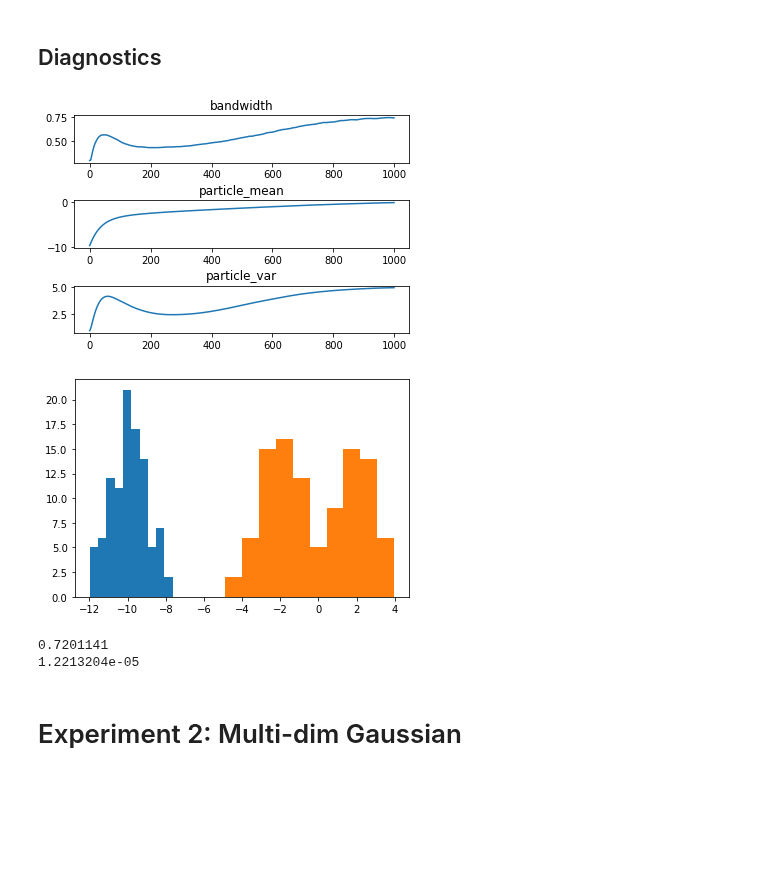
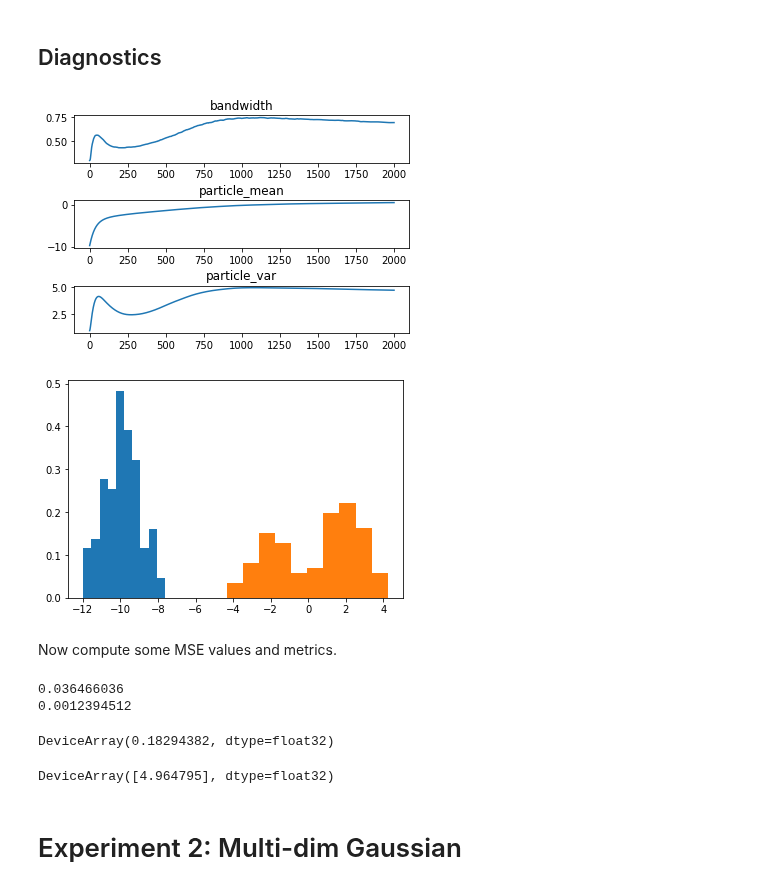
Before and after one commit to ratschlab/projects-2020-Neural-SVGD, a Jupyter notebook: Model.ipynb, the cells around one changed output. Drawn from its saved outputs; the diff is of its cells as text; code cells hidden in the pictures; blank space fills up the shorter version.

```diff
--- a/Model.ipynb
+++ b/Model.ipynb
@@ -31,7 +31,7 @@ def logp11(x):
 # %%
 n = 100
 stepsize = 0.01
-L = int(1 / stepsize)
+L = 300
 svgd_adaptive11 = SVGD(logp11, n_iter=L, adaptive_kernel=True, get_bandwidth=get_bandwidth)
 # %%
 # generate data
@@ -98,7 +108,7 @@ def logp12(x):
 n = 100
 d = 1
 stepsize = 0.001
-L = int(1 / stepsize)
+L = 2000
 svgd_adaptive12 = SVGD(logp12, n_iter=L, adaptive_kernel=True, get_bandwidth=get_bandwidth)
 # %%
 # generate data
@@ -111,28 +121,38 @@ xout12, log12 = svgd_adaptive12.svgd(x0, stepsize, bandwidth=0)
 # %%
 plt.figure(1)
 plt.subplots_adjust(hspace=0.8)
 
 l = len(log12)
 for i, key in enumerate(log12.keys()):
     plt.subplot(f"{l}1{i+1}") # 2 plots on 0th axis, 1 plot on 1th axis, plot nr 1 --> 211
     plt.title(key)
     plt.plot(log12[key])
 
 plt.figure(2)
-_ = plt.hist(x0[:, 0])
-_ = plt.hist(xout12[:, 0])
+_ = plt.hist(x0[:, 0], density=True)
+_ = plt.hist(xout12[:, 0], density=True)
 # %% [output]
-[figure, old version]
+[figure, new version]
-[figure, old version]
+[figure, new version]
+# %% [markdown]
+Now compute some MSE values and metrics.
 # %%
 ## test functions
-mse1 = (np.mean(xout12) - 2/3)**2
-mse2 = (np.mean(xout12**2) - 5)**2
-print(mse1)
-print(mse2)
+se1 = (np.mean(xout12) - 2/3)**2
+se2 = (np.mean(xout12**2) - 5)**2
+print(se1)
+print(se2)
 # %% [output]
-0.7201141
-1.2213204e-05
+0.036466036
+0.0012394512
+# %%
+np.var(xout12) - (5 - 4/9)
+# %% [output]
+DeviceArray(0.18294382, dtype=float32)
+# %%
+np.mean(xout12**2, axis=0)
+# %% [output]
+DeviceArray([4.964795], dtype=float32)
 # %% [markdown]
 # Experiment 2: Multi-dim Gaussian
 # %% [markdown]
```
Also changed, not shown: parts of 13 cells of this notebook, 6 other files.
